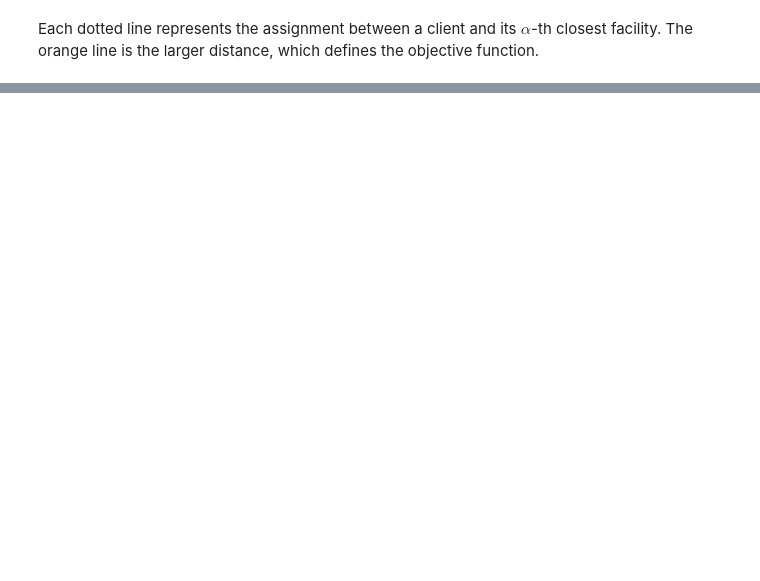
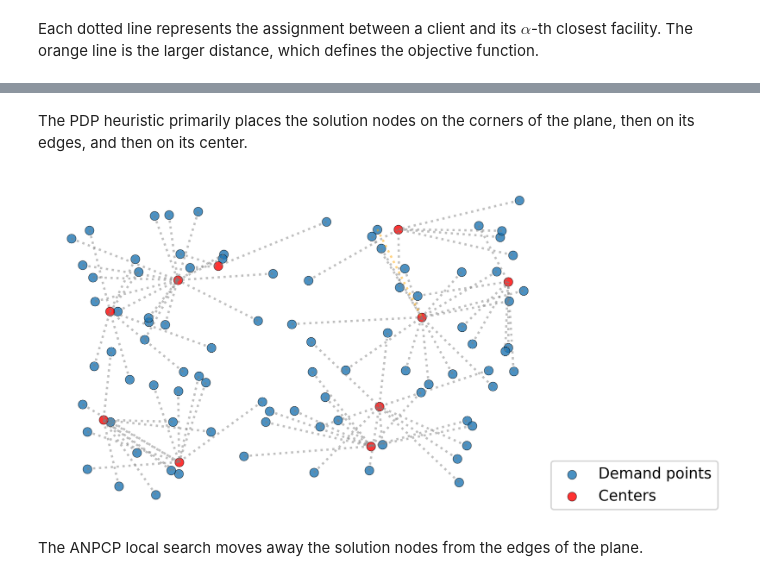
Before and after one commit to netotz/alpha-neighbor-p-center-problem, a Jupyter notebook: anpcp/simple_plots.ipynb, the cells around one changed output, grey strips where cells are left out. Saved outputs shown, nothing was run; the diff lists cells and outputs as text; code cells hidden in the pictures; blank space fills up the shorter version.

```diff
--- a/anpcp/simple_plots.ipynb
+++ b/anpcp/simple_plots.ipynb
@@ -15,0 +49,9 @@ The orange line is the larger distance, which defines the objective function.
+# %% [markdown]
+The PDP heuristic primarily places the solution nodes on the corners of the plane, then on its edges, and then on its center.
+# %%
+s100.interchange(is_first=False)
+s100.plot(axis=False);
+# %% [output]
+[figure, added]
+# %% [markdown]
+The ANPCP local search moves away the solution nodes from the edges of the plane.
```
Also changed, not shown: parts of 8 cells of this notebook.
